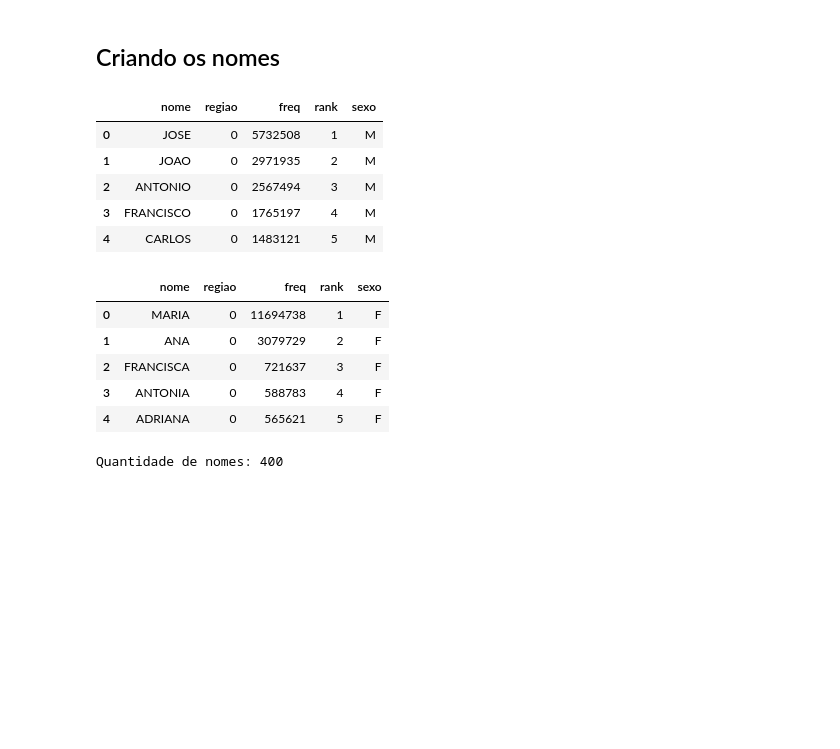
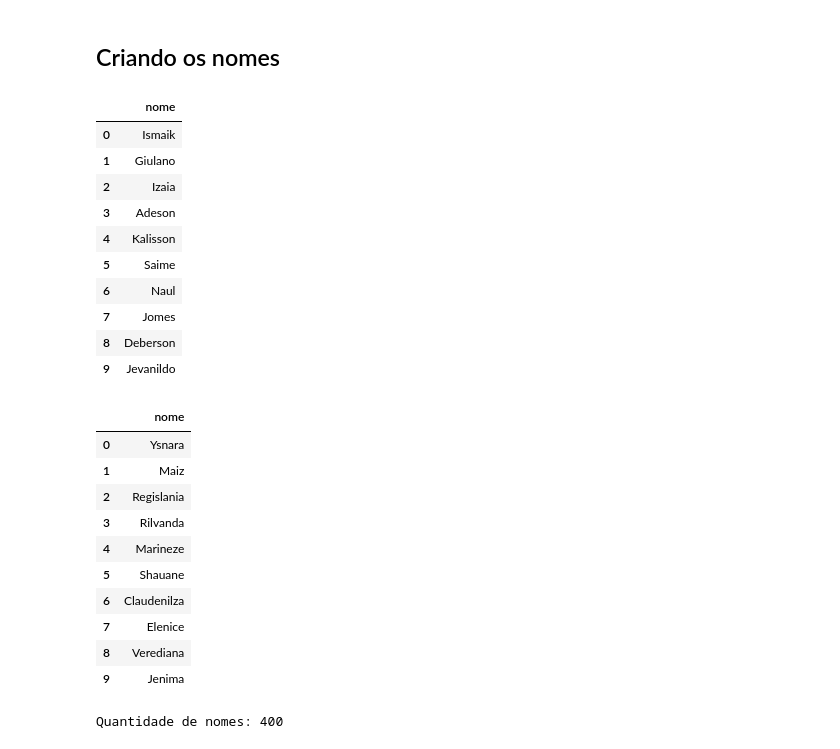
Before and after one commit to josenaldo/alura-ds1-pandas-formatos-diferentes-de-entrada-e-saida-io, a Jupyter notebook: notebook/pandas-io.ipynb, the cells around one changed output. Drawn from its saved outputs; the diff is of its cells as text; code cells hidden in the pictures; blank space fills up the shorter version.

Commit message:
Adição dos arquivos de dados. Como algns serviços estão instáveis, deixei cópias dos arquivos de dados na pasta /data.

```diff
--- a/notebook/pandas-io.ipynb
+++ b/notebook/pandas-io.ipynb
@@ -7,31 +27,51 @@ import pandas as pd # noqa E402
 # %%
-nomes_m = pd.read_json(
-    'https://servicodados.ibge.gov.br/api/v1/censos/nomes/'
-    + 'ranking?qtd=200&sexo=m'
-)
+# nomes_m = pd.read_json(
+#     'https://servicodados.ibge.gov.br/api/v1/censos/nomes/'
+#     + 'ranking?qtd=200&sexo=m'
+# )
 
-nomes_f = pd.read_json(
-    'https://servicodados.ibge.gov.br/api/v1/censos/nomes/'
-    + 'ranking?qtd=200&sexo=f'
-)
+# Quando o serviço acima estiver indisponível, use o código abaixo:
+nomes_m = pd.read_csv('../data/nomes_m.csv')
+nomes_m = nomes_m.sample(200)
+nomes_m.reset_index(drop=True, inplace=True)
+
+# nomes_f = pd.read_json(
+#     'https://servicodados.ibge.gov.br/api/v1/censos/nomes/'
+#     + 'ranking?qtd=200&sexo=f'
+# )
+
+# Quando o serviço acima estiver indisponível, use o código abaixo:
+nomes_f = pd.read_csv('../data/nomes_f.csv')
+nomes_f = nomes_f.sample(200)
+nomes_f.reset_index(drop=True, inplace=True)
 # %%
-nomes_m.head()
+nomes_m.head(10)
 # %% [output]
-|  | nome | regiao | freq | rank | sexo |
-| 0 | JOSE | 0 | 5732508 | 1 | M |
-| 1 | JOAO | 0 | 2971935 | 2 | M |
-| 2 | ANTONIO | 0 | 2567494 | 3 | M |
-| 3 | FRANCISCO | 0 | 1765197 | 4 | M |
-| 4 | CARLOS | 0 | 1483121 | 5 | M |
+|  | nome |
+| 0 | Ismaik |
+| 1 | Giulano |
+| 2 | Izaia |
+| 3 | Adeson |
+| 4 | Kalisson |
+| 5 | Saime |
+| 6 | Naul |
+| 7 | Jomes |
+| 8 | Deberson |
+| 9 | Jevanildo |
 # %%
-nomes_f.head()
+nomes_f.head(10)
 # %% [output]
-|  | nome | regiao | freq | rank | sexo |
-| 0 | MARIA | 0 | 11694738 | 1 | F |
-| 1 | ANA | 0 | 3079729 | 2 | F |
-| 2 | FRANCISCA | 0 | 721637 | 3 | F |
-| 3 | ANTONIA | 0 | 588783 | 4 | F |
-| 4 | ADRIANA | 0 | 565621 | 5 | F |
+|  | nome |
+| 0 | Ysnara |
+| 1 | Maiz |
+| 2 | Regislania |
+| 3 | Rilvanda |
+| 4 | Marineze |
+| 5 | Shauane |
+| 6 | Claudenilza |
+| 7 | Elenice |
+| 8 | Verediana |
+| 9 | Jenima |
 # %%
 print(f'Quantidade de nomes: {len(nomes_m) + len(nomes_f)}')
 # %% [output]
```
Also changed, not shown: parts of 23 cells of this notebook, 5 other files.
